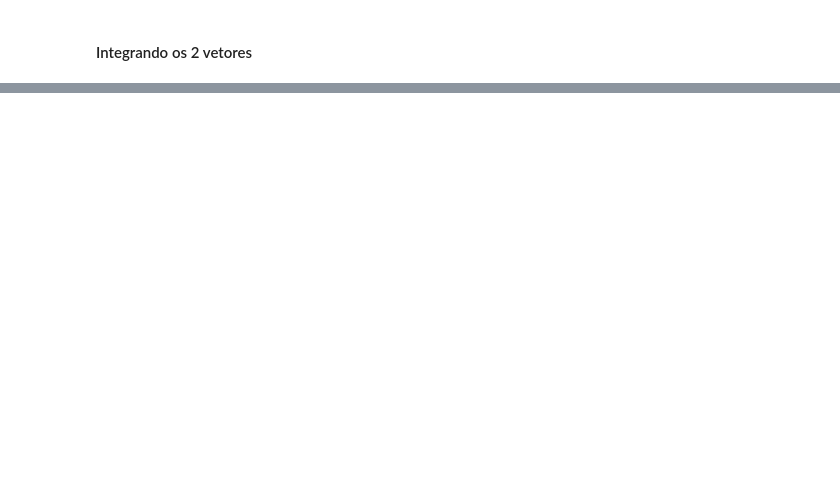
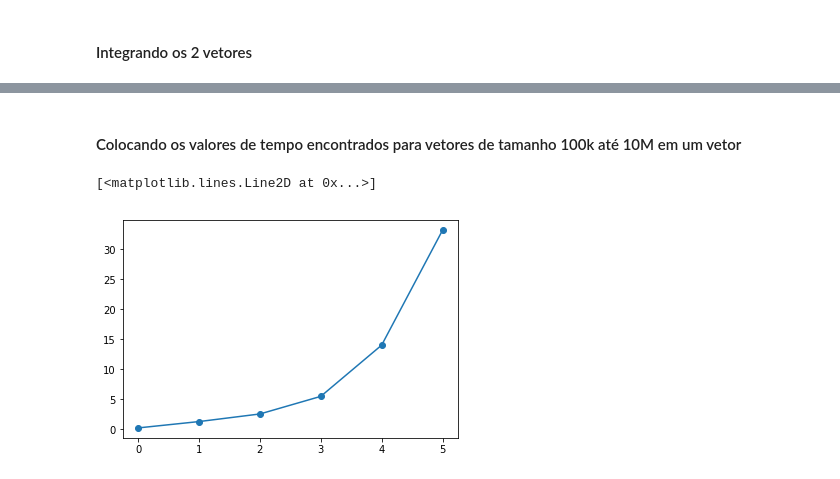
Before and after one commit to EDAII/Lista3_Gabriel_e_Zarbielli, a Jupyter notebook: Algorítimos de Ordenação O(n log n).ipynb, the cells around one changed output, grey strips where cells are left out. Saved outputs shown, nothing was run; the diff lists cells and outputs as text; code cells hidden in the pictures; blank space fills up the shorter version.

```diff
--- a/Algorítimos de Ordenação O(n log n).ipynb
+++ b/Algorítimos de Ordenação O(n log n).ipynb
@@ -613,0 +676,30 @@ plt.plot(merge_vetorzao, linestyle='-', marker='o')
+# %%
+#VETOR 10M
+start12_bucket_quick = time.time()
+bucket_sort_quick(vetorzao6)
+end12_bucket_quick = time.time()
+
+#VETOR 5M
+start11_bucket_quick = time.time()
+bucket_sort_quick(vetorzao5)
+end11_bucket_quick = time.time()
+
+#VETOR 2M
+start10_bucket_quick = time.time()
+bucket_sort_quick(vetorzao4)
+end10_bucket_quick = time.time()
+
+#VETOR 1M
+start9_bucket_quick = time.time()
+bucket_sort_quick(vetorzao3)
+end9_bucket_quick = time.time()
+
+#VETOR 500K
+start8_bucket_quick = time.time()
+bucket_sort_quick(vetorzao2)
+end8_bucket_quick = time.time()
+
+#VETOR 100K
+start7_bucket_quick = time.time()
+bucket_sort_quick(vetorzao1)
+end7_bucket_quick = time.time()
@@ -613,0 +738,16 @@ plt.plot(merge_vetorzao, linestyle='-', marker='o')
+# %% [markdown]
+#### Colocando os valores de tempo encontrados para vetores de tamanho 100k até 10M em um vetor
+# %%
+bck7_quick = end7_bucket_quick - start7_bucket_quick
+bck8_quick = end8_bucket_quick - start8_bucket_quick
+bck9_quick = end9_bucket_quick - start9_bucket_quick
+bck10_quick = end10_bucket_quick - start10_bucket_quick
+bck11_quick = end11_bucket_quick - start11_bucket_quick
+bck12_quick = end12_bucket_quick - start12_bucket_quick
+
+bucket_vetorzao_quick = [bck7_quick,bck8_quick,bck9_quick,bck10_quick,bck11_quick,bck12_quick]
+
+plt.plot(bucket_vetorzao_quick, linestyle='-', marker='o')
+# %% [output]
+[<matplotlib.lines.Line2D at 0x...>]
+[figure, added]
```
Also changed, not shown: parts of 64 cells of this notebook.
